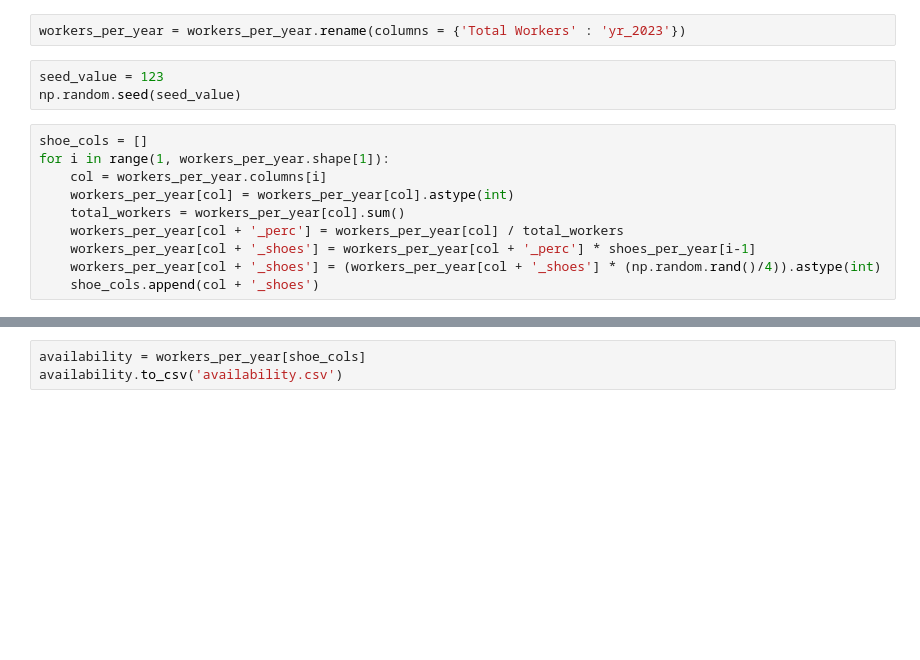
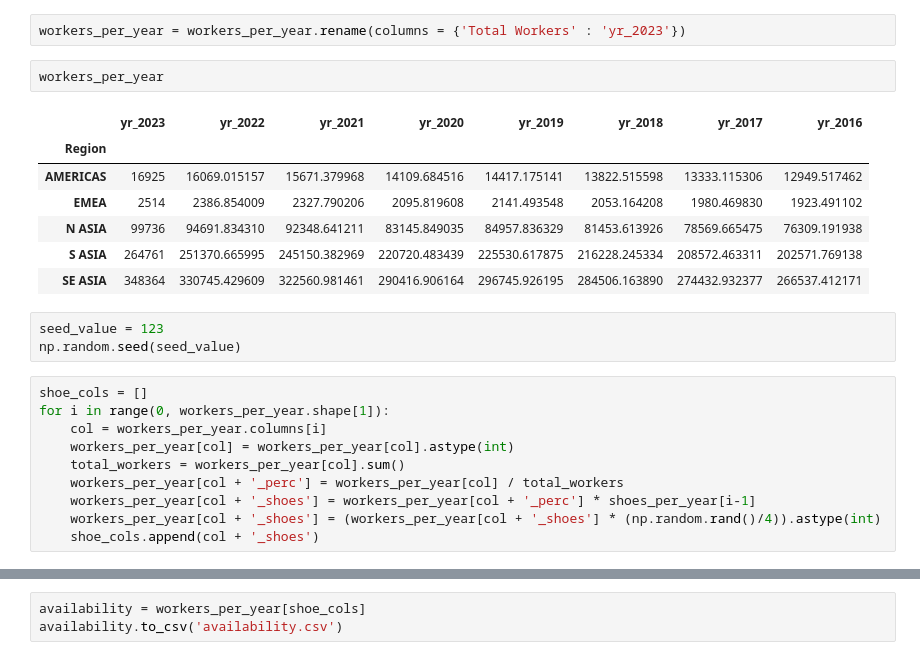
Before and after one commit to jasonjiajs/15.093_optimization_methods, a Jupyter notebook: 1_DataPrep.ipynb, the cells around one changed output, grey strips where cells are left out. Cells and saved outputs as stored; diff of their text form; blank space fills up the shorter version.

```diff
--- a/1_DataPrep.ipynb
+++ b/1_DataPrep.ipynb
@@ -118,12 +122,22 @@ for i in range(0, 7):
     workers_per_year[col_year] = workers_per_year[last_column_name] * (1.0 - growth) ** 0.5
 # %%
 workers_per_year = workers_per_year.rename(columns = {'Total Workers' : 'yr_2023'})
+# %%
+workers_per_year
+# %% [output]
+|  | yr_2023 | yr_2022 | yr_2021 | yr_2020 | yr_2019 | yr_2018 | yr_2017 | yr_2016 |
+| Region |  |  |  |  |  |  |  |  |
+| AMERICAS | 16925 | 16069.015157 | 15671.379968 | 14109.684516 | 14417.175141 | 13822.515598 | 13333.115306 | 12949.517462 |
+| EMEA | 2514 | 2386.854009 | 2327.790206 | 2095.819608 | 2141.493548 | 2053.164208 | 1980.469830 | 1923.491102 |
+| N ASIA | 99736 | 94691.834310 | 92348.641211 | 83145.849035 | 84957.836329 | 81453.613926 | 78569.665475 | 76309.191938 |
+| S ASIA | 264761 | 251370.665995 | 245150.382969 | 220720.483439 | 225530.617875 | 216228.245334 | 208572.463311 | 202571.769138 |
+| SE ASIA | 348364 | 330745.429609 | 322560.981461 | 290416.906164 | 296745.926195 | 284506.163890 | 274432.932377 | 266537.412171 |
 # %%
 seed_value = 123
 np.random.seed(seed_value)
 # %%
 shoe_cols = []
-for i in range(1, workers_per_year.shape[1]):
+for i in range(0, workers_per_year.shape[1]):
     col = workers_per_year.columns[i]
     workers_per_year[col] = workers_per_year[col].astype(int)
     total_workers = workers_per_year[col].sum()
```
Also changed, not shown: parts of 6 cells of this notebook, 5 other files.
